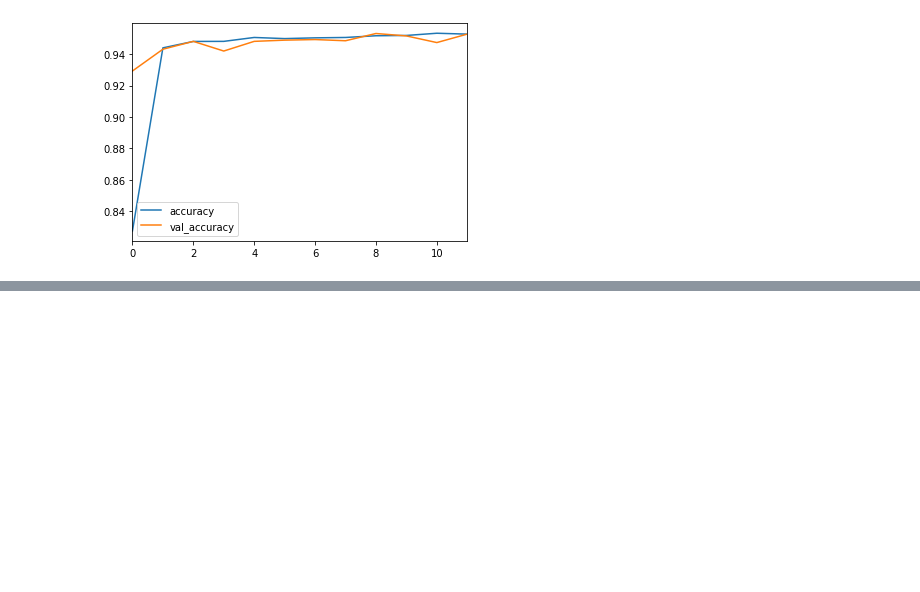
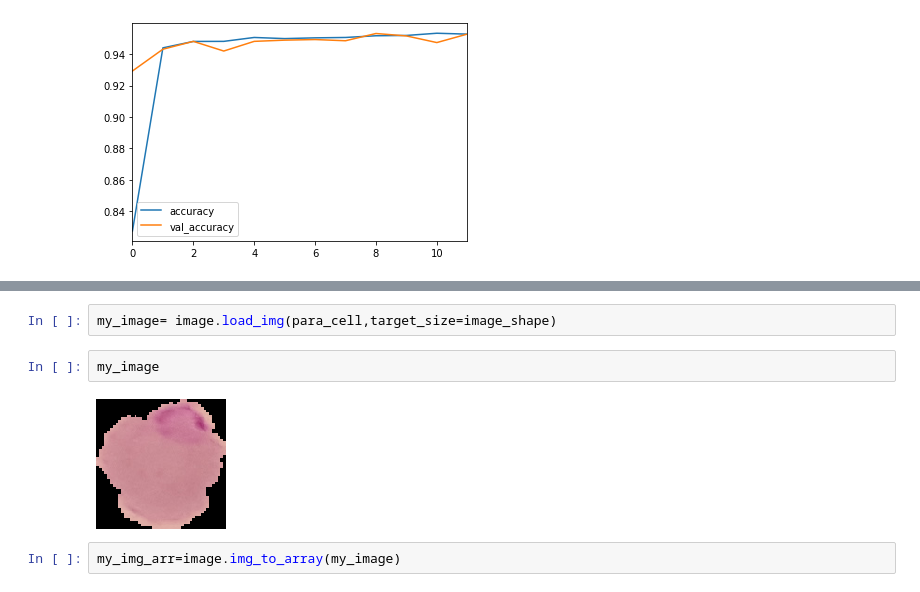
Before and after one commit to kmoh19/DataSCi, a Jupyter notebook: DeepLearn/Keras Image Loader.ipynb, the cells around one changed output, grey strips where cells are left out. Cells and saved outputs as stored; diff of their text form; blank space fills up the shorter version.

```diff
--- a/DeepLearn/Keras Image Loader.ipynb
+++ b/DeepLearn/Keras Image Loader.ipynb
@@ -336,0 +393,8 @@ pd.DataFrame(results.history)[['accuracy','val_accuracy']].plot()
+# %%
+my_image= image.load_img(para_cell,target_size=image_shape)
+# %%
+my_image
+# %% [output]
+[figure, added]
+# %%
+my_img_arr=image.img_to_array(my_image)
```
Also changed, not shown: parts of 17 cells of this notebook.
